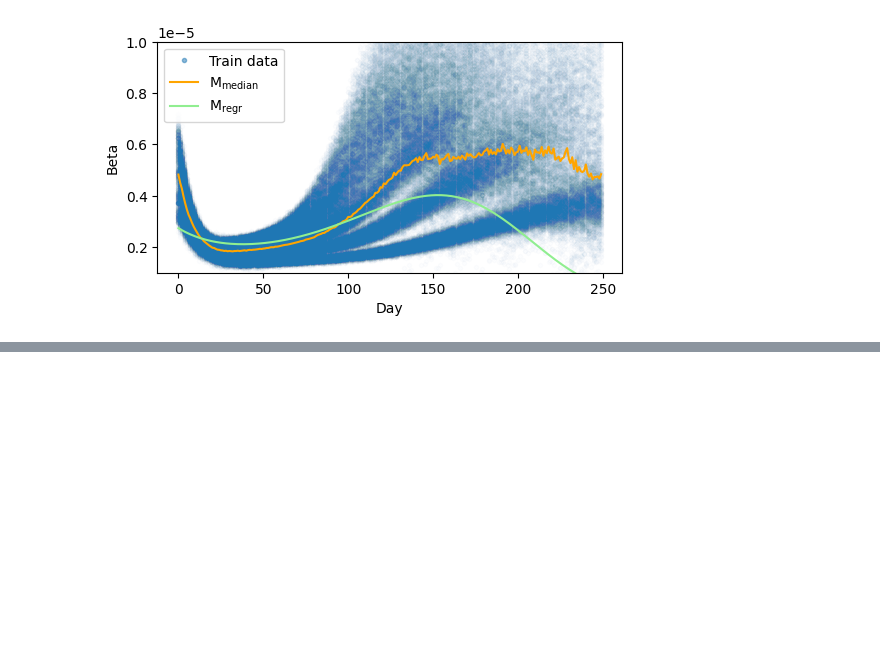
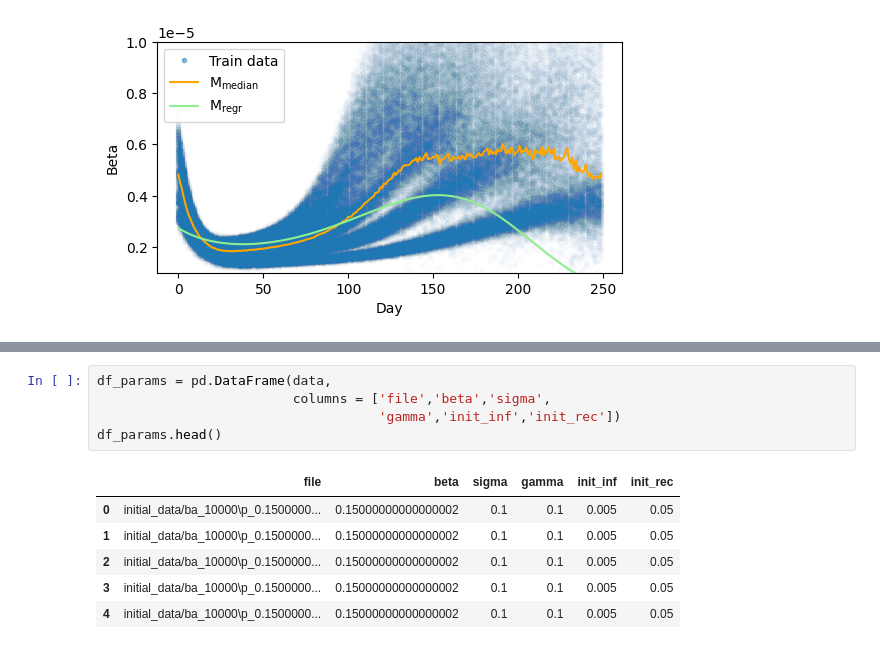
Before and after one commit to Mpkosh/network_hybrid_33, a Jupyter notebook: create_data_regular_networks.ipynb, the cells around one changed output, grey strips where cells are left out. Cells and saved outputs as stored; diff of their text form; blank space fills up the shorter version.

```diff
--- a/create_data_regular_networks.ipynb
+++ b/create_data_regular_networks.ipynb
@@ -590,0 +570,12 @@ plt.show()
+# %%
+df_params = pd.DataFrame(data,
+                         columns = ['file','beta','sigma',
+                                    'gamma','init_inf','init_rec'])
+df_params.head()
+# %% [output]
+|  | file | beta | sigma | gamma | init_inf | init_rec |
+| 0 | initial_data/ba_10000\p_0.1500000... | 0.15000000000000002 | 0.1 | 0.1 | 0.005 | 0.05 |
+| 1 | initial_data/ba_10000\p_0.1500000... | 0.15000000000000002 | 0.1 | 0.1 | 0.005 | 0.05 |
+| 2 | initial_data/ba_10000\p_0.1500000... | 0.15000000000000002 | 0.1 | 0.1 | 0.005 | 0.05 |
+| 3 | initial_data/ba_10000\p_0.1500000... | 0.15000000000000002 | 0.1 | 0.1 | 0.005 | 0.05 |
+| 4 | initial_data/ba_10000\p_0.1500000... | 0.15000000000000002 | 0.1 | 0.1 | 0.005 | 0.05 |
```
Also changed, not shown: parts of 15 cells of this notebook, 28 other files.
